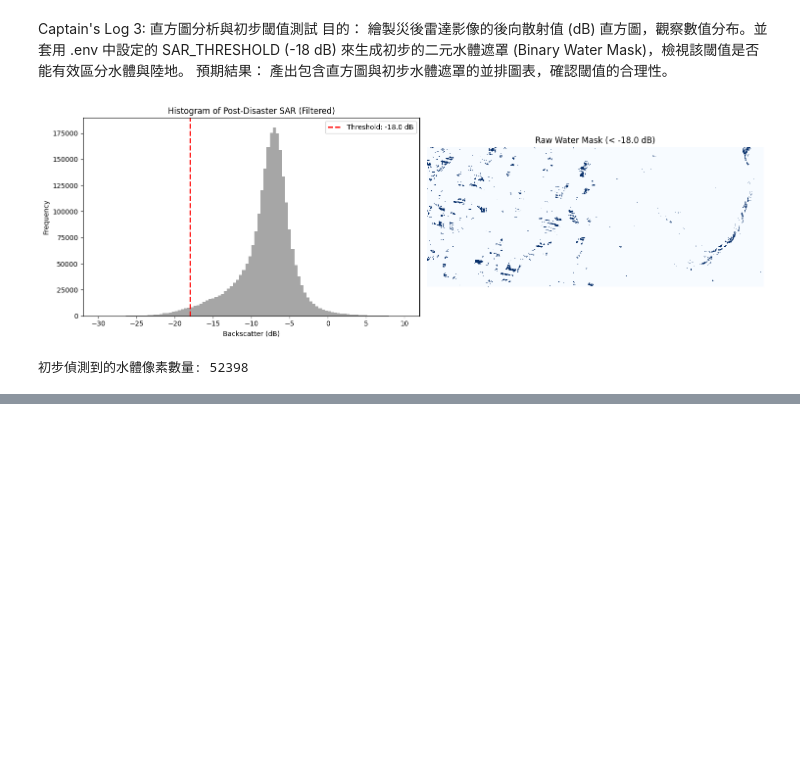
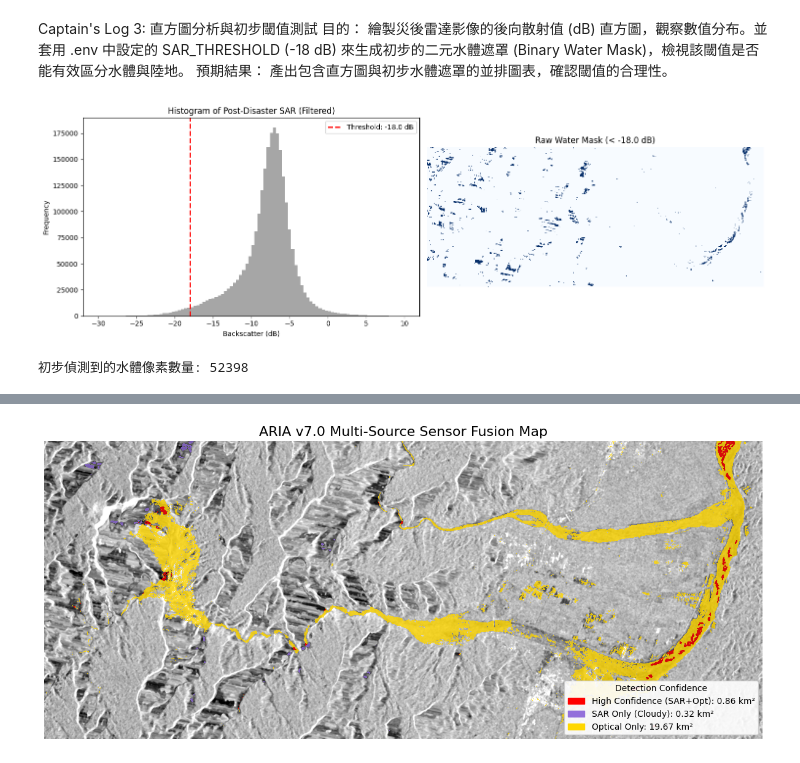
Before and after one commit to Geographish/Homework10, a Jupyter notebook: Week10_ARIA_v70.ipynb, the cells around one changed output, grey strips where cells are left out. Saved outputs shown, nothing was run; the diff lists cells and outputs as text; code cells hidden in the pictures; blank space fills up the shorter version.

```diff
--- a/Week10_ARIA_v70.ipynb
+++ b/Week10_ARIA_v70.ipynb
@@ -173,0 +277,20 @@ print(f"初步偵測到的水體像素數量: {np.sum(raw_water_mask)}")
+# %%
+# 搜尋災後的 Sentinel-2 光學影像
+search_s2 = catalog.search(
+    collections=['sentinel-2-l2a'],
+    bbox=HUALIEN_BBOX,
+    datetime=POST_DATE_RANGE,
+)
+
+items_s2 = list(search_s2.items())
+print(f"總共找到 {len(items_s2)} 筆災後 Sentinel-2 光學影像。\n")
+
+# 列出影像資訊，觀察雲量
+print("=== 災後光學影像清單 (Sentinel-2) ===")
+# 為了方便挑選，我們依照雲量由低到高排序
+items_s2_sorted = sorted(items_s2, key=lambda x: x.properties.get('eo:cloud_cover', 100))
+
+for item in items_s2_sorted:
+    date = item.datetime.strftime('%Y-%m-%d')
+    cloud_cover = item.properties.get('eo:cloud_cover', 100)
+    print(f"日期: {date} | 雲量: {cloud_cover:5.2f}% | ID: {item.id}")
@@ -173,0 +380,58 @@ print(f"初步偵測到的水體像素數量: {np.sum(raw_water_mask)}")
+# %%
+from matplotlib.colors import ListedColormap
+import matplotlib.patches as mpatches
+
+# 1. 建立一張全為 0 (No Detection) 的空白畫布，大小跟我們的遮罩一樣
+confidence_map = np.zeros_like(cleaned_water_mask, dtype=np.uint8)
+
+# 2. 實作作業的 Fusion Logic (矩陣布林運算)
+# ✅ High Confidence (雙證據)：光學有抓到 + SAR有抓到 + 沒被雲遮住
+high_conf_cond = (optical_water_mask == True) & (cleaned_water_mask == True) & (cloud_mask == False)
+confidence_map[high_conf_cond] = 3
+
+# ✅ SAR Only (Cloudy)：SAR有抓到 + 被雲遮住 (光學無效)
+sar_only_cond = (cleaned_water_mask == True) & (cloud_mask == True)
+confidence_map[sar_only_cond] = 2
+
+# ✅ Optical Only：光學有抓到 + SAR沒抓到 + 沒被雲遮住
+optical_only_cond = (optical_water_mask == True) & (cleaned_water_mask == False) & (cloud_mask == False)
+confidence_map[optical_only_cond] = 1
+
+# 3. 計算各分類的面積 (km²)
+area_high_conf = np.sum(confidence_map == 3) * 0.0001
+area_sar_only = np.sum(confidence_map == 2) * 0.0001
+area_optical_only = np.sum(confidence_map == 1) * 0.0001
+
+# 4. 繪圖視覺化
+fig, ax = plt.subplots(figsize=(12, 8))
+
+# 定義顏色：0:透明(背景), 1:黃色(光學), 2:紫色(僅SAR/雲區), 3:紅色(高確信度/雙重確認)
+cmap_fusion = ListedColormap(['none', '#FFD700', '#9370DB', '#FF0000'])
+
+# 畫底圖 (災後 SAR，幫助對照地形)
+ax.imshow(vv_post_filtered, cmap='gray', vmin=-25, vmax=0)
+
+# 疊加確信度地圖
+im = ax.imshow(confidence_map, cmap=cmap_fusion, interpolation='none', alpha=0.8)
+
+# 建立圖例 (Legend)
+legend_elements = [
+    mpatches.Patch(color='#FF0000', label=f'High Confidence (SAR+Opt): {area_high_conf:.2f} km²'),
+    mpatches.Patch(color='#9370DB', label=f'SAR Only (Cloudy): {area_sar_only:.2f} km²'),
+    mpatches.Patch(color='#FFD700', label=f'Optical Only: {area_optical_only:.2f} km²')
+]
+ax.legend(handles=legend_elements, loc='lower right', title='Detection Confidence',
+          facecolor='white', framealpha=0.9)
+
+ax.set_title('ARIA v7.0 Multi-Source Sensor Fusion Map', fontsize=16)
+ax.axis('off')
+plt.tight_layout()
+plt.show()
+
+# 輸出作業要求的文字陳述
+print("-" * 50)
+print(f"High confidence zones cover {area_high_conf:.2f} km².")
+print(f"SAR-only zones add {area_sar_only:.2f} km² of flood detection in cloudy areas.")
+print("-" * 50)
+# %% [output]
+[figure, added]
```
Also changed, not shown: parts of 21 cells of this notebook.
